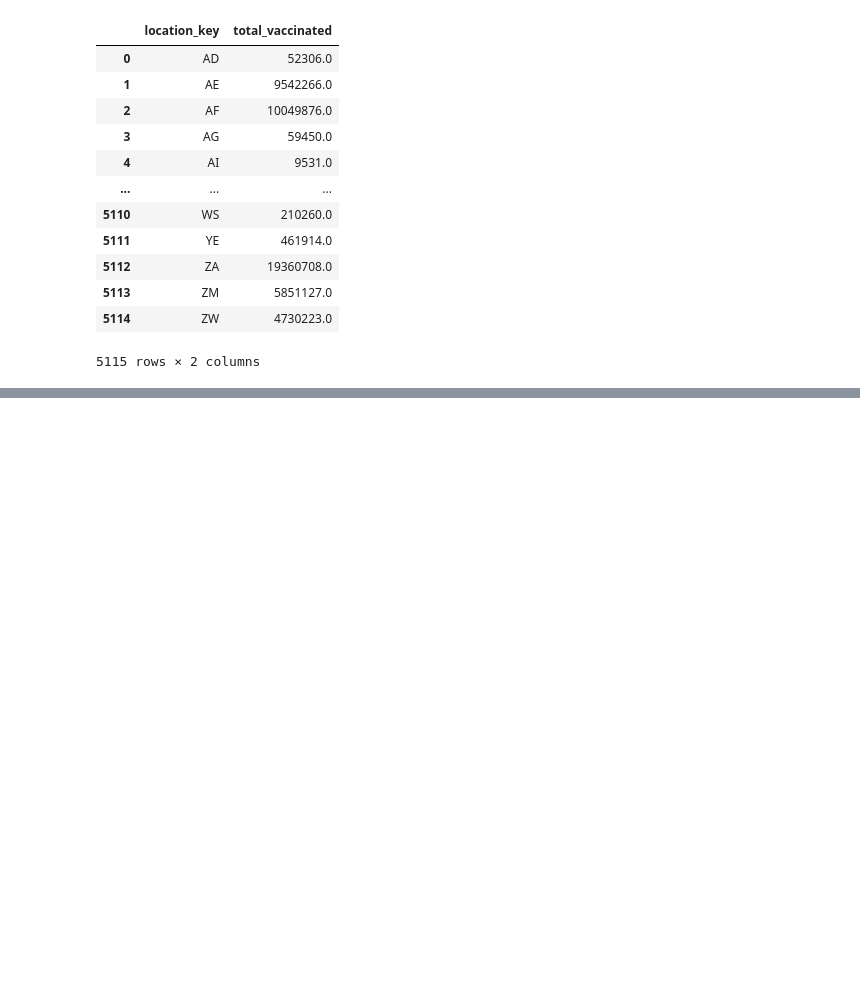
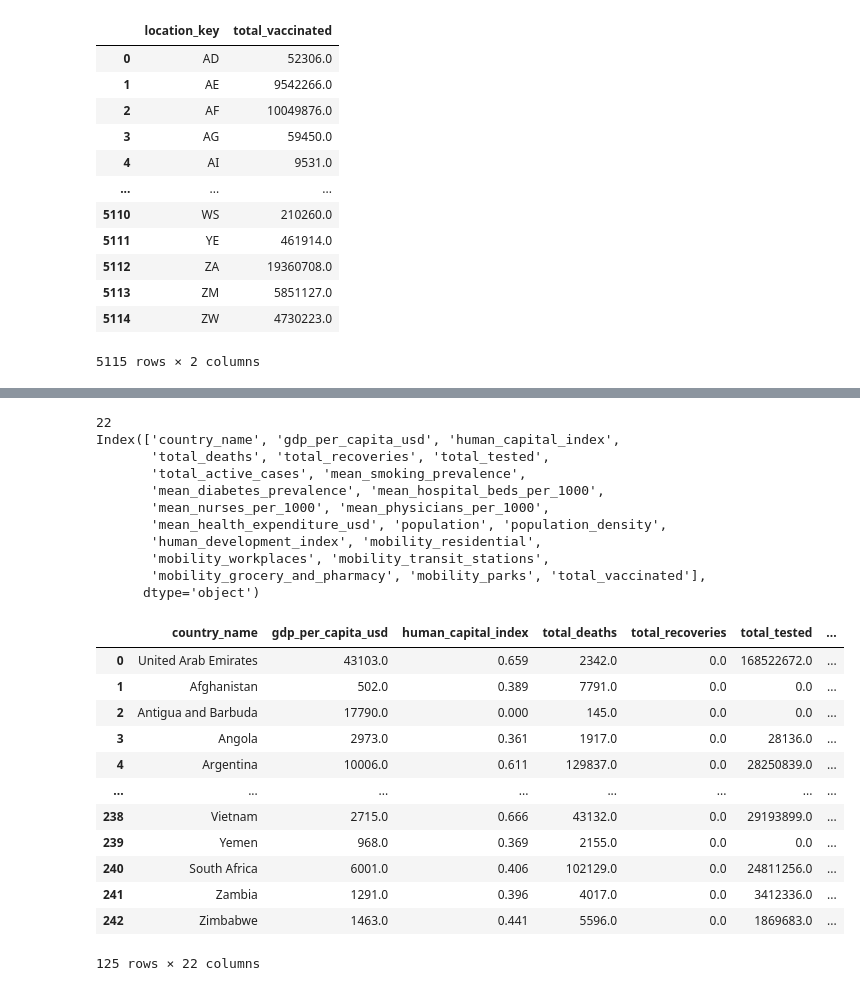
Before and after one commit to shaoormunir/ecs272-final-project, a Jupyter notebook: data/conclusion/analysis.ipynb, the cells around one changed output, grey strips where cells are left out. Cells and saved outputs as stored; diff of their text form; code cells hidden in the pictures; blank space fills up the shorter version.

```diff
--- a/data/conclusion/analysis.ipynb
+++ b/data/conclusion/analysis.ipynb
@@ -41,7 +40,7 @@ df_ep
 | 12525824 | 2022-09-13 | ZW | 0.0 | 0.0 | NaN | NaN | 256939.0 | ... |
 12525825 rows × 10 columns
 # %%
-df_ep = df_ep[['location_key', 'new_confirmed', 'new_deceased', 'new_recovered', 'new_tested']]
+df_ep = df_ep[['location_key', 'date', 'new_confirmed', 'new_deceased', 'new_recovered', 'new_tested']]
 # %%
 df_ep = df_ep.groupby(['location_key']).agg(
         total_deaths=("new_deceased", "sum"),
@@ -178,5 +190,5 @@ df_combined.drop(
     inplace=True,
 )
 
-drop_cols = ["iso_3166_1_alpha_2", "iso_3166_1_alpha_3"]
+drop_cols = ["iso_3166_1_alpha_2", "location_key"]
 df_combined.drop(drop_cols, axis=1, inplace=True)
@@ -214,0 +195,30 @@ df_combined
+# %%
+print(len(df_combined.columns))
+print(df_combined.columns)
+df_combined.fillna(0, inplace=True)
+df_combined
+# %% [output]
+22
+Index(['country_name', 'gdp_per_capita_usd', 'human_capital_index',
+       'total_deaths', 'total_recoveries', 'total_tested',
+       'total_active_cases', 'mean_smoking_prevalence',
+       'mean_diabetes_prevalence', 'mean_hospital_beds_per_1000',
+       'mean_nurses_per_1000', 'mean_physicians_per_1000',
+       'mean_health_expenditure_usd', 'population', 'population_density',
+       'human_development_index', 'mobility_residential',
+       'mobility_workplaces', 'mobility_transit_stations',
+       'mobility_grocery_and_pharmacy', 'mobility_parks', 'total_vaccinated'],
+      dtype='object')
+|  | country_name | gdp_per_capita_usd | human_capital_index | total_deaths | total_recoveries | total_tested | ... |
+| 0 | United Arab Emirates | 43103.0 | 0.659 | 2342.0 | 0.0 | 168522672.0 | ... |
+| 1 | Afghanistan | 502.0 | 0.389 | 7791.0 | 0.0 | 0.0 | ... |
+| 2 | Antigua and Barbuda | 17790.0 | 0.000 | 145.0 | 0.0 | 0.0 | ... |
+| 3 | Angola | 2973.0 | 0.361 | 1917.0 | 0.0 | 28136.0 | ... |
+| 4 | Argentina | 10006.0 | 0.611 | 129837.0 | 0.0 | 28250839.0 | ... |
+| ... | ... | ... | ... | ... | ... | ... | ... |
+| 238 | Vietnam | 2715.0 | 0.666 | 43132.0 | 0.0 | 29193899.0 | ... |
+| 239 | Yemen | 968.0 | 0.369 | 2155.0 | 0.0 | 0.0 | ... |
+| 240 | South Africa | 6001.0 | 0.406 | 102129.0 | 0.0 | 24811256.0 | ... |
+| 241 | Zambia | 1291.0 | 0.396 | 4017.0 | 0.0 | 3412336.0 | ... |
+| 242 | Zimbabwe | 1463.0 | 0.441 | 5596.0 | 0.0 | 1869683.0 | ... |
+125 rows × 22 columns
```
Also changed, not shown: parts of 19 cells of this notebook, 3 other files.
